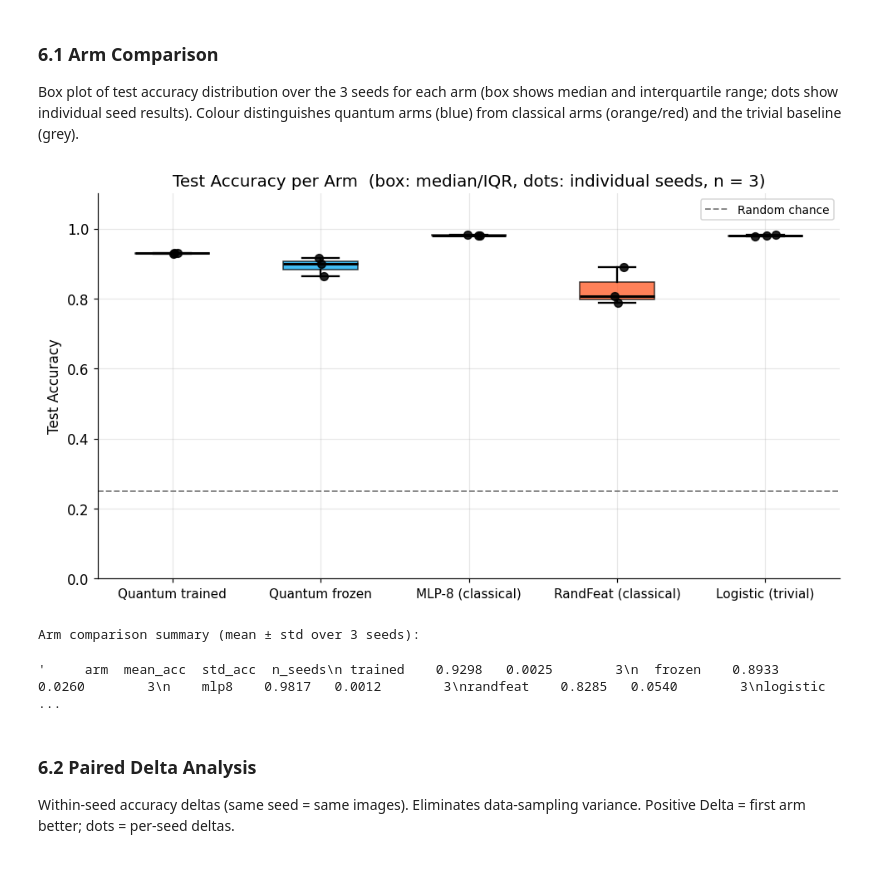
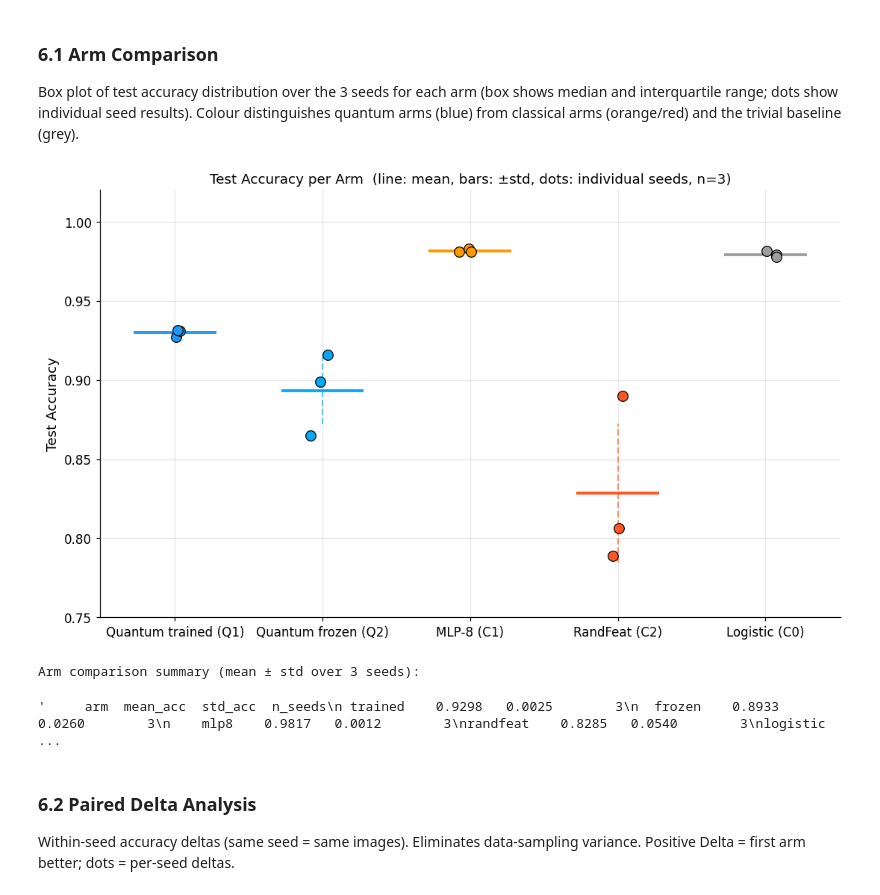
Before and after one commit to andreainno22/SEAI_project_BRUTTO, a Jupyter notebook: notebook_preliminary_analysis.ipynb, the cells around one changed output. Cells and saved outputs as stored; diff of their text form; code cells hidden in the pictures; blank space fills up the shorter version.

```diff
--- a/notebook_preliminary_analysis.ipynb
+++ b/notebook_preliminary_analysis.ipynb
@@ -294,48 +293,48 @@ quantum arms (blue) from classical arms (orange/red) and the trivial baseline (g
 # %%
 def _nd3(s): print(f"WARNING:  No data for {s} — ensure results_ablation/ is populated, then re-run Section 5.")
 
 if df3 is None:
     _nd3("6.1")
 else:
     present_arms = [a for a in ARMS if a in df3["arm"].unique()]
-    box_data = [df3[df3["arm"] == arm]["test_acc"].values for arm in present_arms]
 
-    fig, ax = plt.subplots(figsize=(9, 5))
-    bp = ax.boxplot(box_data, positions=range(len(present_arms)), widths=0.5,
-                    patch_artist=True,
-                    medianprops={"color": "black", "lw": 2},
-                    whiskerprops={"lw": 1.5}, capprops={"lw": 1.5},
-                    flierprops={"marker": "o", "ms": 4})
-    for patch, arm in zip(bp["boxes"], present_arms):
-        patch.set_facecolor(ARM_COLORS.get(arm, "#9E9E9E"))
-        patch.set_alpha(0.75)
+    fig, ax = plt.subplots(figsize=(10, 6))
 
-    np.random.seed(0)
-    for i, (arm, vals) in enumerate(zip(present_arms, box_data)):
+    for i, arm in enumerate(present_arms):
+        vals = df3[df3["arm"] == arm]["test_acc"].values
+        color = ARM_COLORS.get(arm, "#9E9E9E")
+        mean_v = vals.mean()
+        std_v  = vals.std()
+        # barra ±std tratteggiata
+        ax.vlines(i, mean_v - std_v, mean_v + std_v,
+                  colors=color, lw=1.5, linestyle="--", alpha=0.6, zorder=3)
+        # linea della media
+        ax.hlines(mean_v, i - 0.28, i + 0.28, colors=color, lw=2.5, zorder=4)
+        # punti individuali (seed)
+        np.random.seed(i)
         jitter = np.random.uniform(-0.08, 0.08, len(vals))
         ax.scatter(np.full(len(vals), i) + jitter, vals,
-                   color="black", s=40, zorder=5, alpha=0.85)
+                   color=color, s=80, zorder=5, edgecolors="black", lw=0.8)
 
-    ax.axhline(0.25, ls="--", color="gray", lw=1.2, label="Random chance")
     ax.set_xticks(range(len(present_arms)))
-    ax.set_xticklabels([ARM_LABELS.get(a, a) for a in present_arms], fontsize=10)
-    ax.set_ylabel("Test Accuracy")
-    ax.set_ylim(0, 1.1)
-    ax.set_title("Test Accuracy per Arm  (box: median/IQR, dots: individual seeds, n = 3)",
-                 fontsize=13)
-    ax.legend(fontsize=9)
-    plt.tight_layout(); plt.show()
+    ax.set_xticklabels([ARM_LABELS.get(a, a) for a in present_arms], fontsize=11)
+    ax.set_ylabel("Test Accuracy", fontsize=12)
+    ax.set_ylim(0.75, 1.02)
+    ax.set_title("Test Accuracy per Arm  (line: mean, bars: ±std, dots: individual seeds, n=3)",
+                 fontsize=12)
+    plt.tight_layout()
+    plt.show()
 
     # Numeric summary
     print("Arm comparison summary (mean ± std over 3 seeds):")
     grp_s = df3.groupby("arm")["test_acc"].agg(["mean", "std", "count"]).reset_index()
     grp_s["std"] = grp_s["std"].fillna(0)
     grp_s["_order"] = grp_s["arm"].map({a: i for i, a in enumerate(ARMS)}).fillna(99)
     grp_s = grp_s.sort_values("_order").drop(columns=["_order"]).reset_index(drop=True)
     display(grp_s.rename(columns={"mean": "mean_acc", "std": "std_acc",
                                    "count": "n_seeds"}).round(4).to_string(index=False))
 # %% [output]
-[figure, old version]
+[figure, new version]
 Arm comparison summary (mean ± std over 3 seeds):
 '     arm  mean_acc  std_acc  n_seeds\n trained    0.9298   0.0025        3\n  frozen    0.8933   0.0260        3\n    mlp8    0.9817   0.0012        3\nrandfeat    0.8285   0.0540        3\nlogistic  ...
 # %% [markdown]
```
Also changed, not shown: parts of 20 cells of this notebook.
